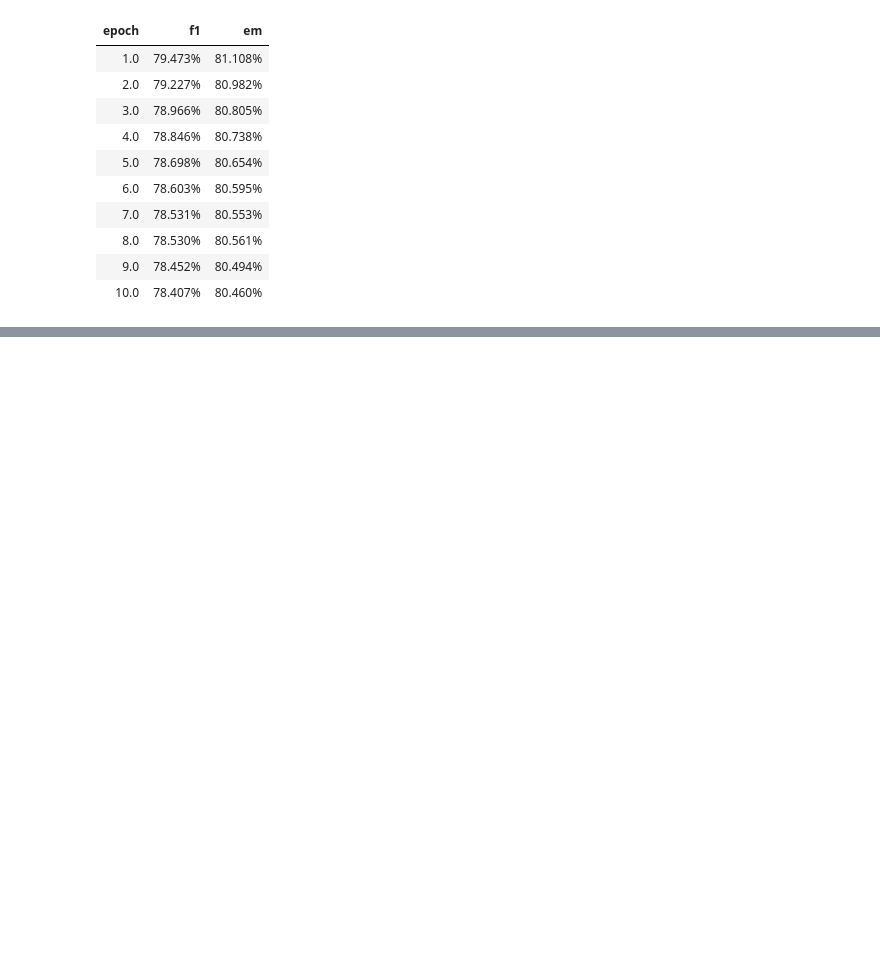
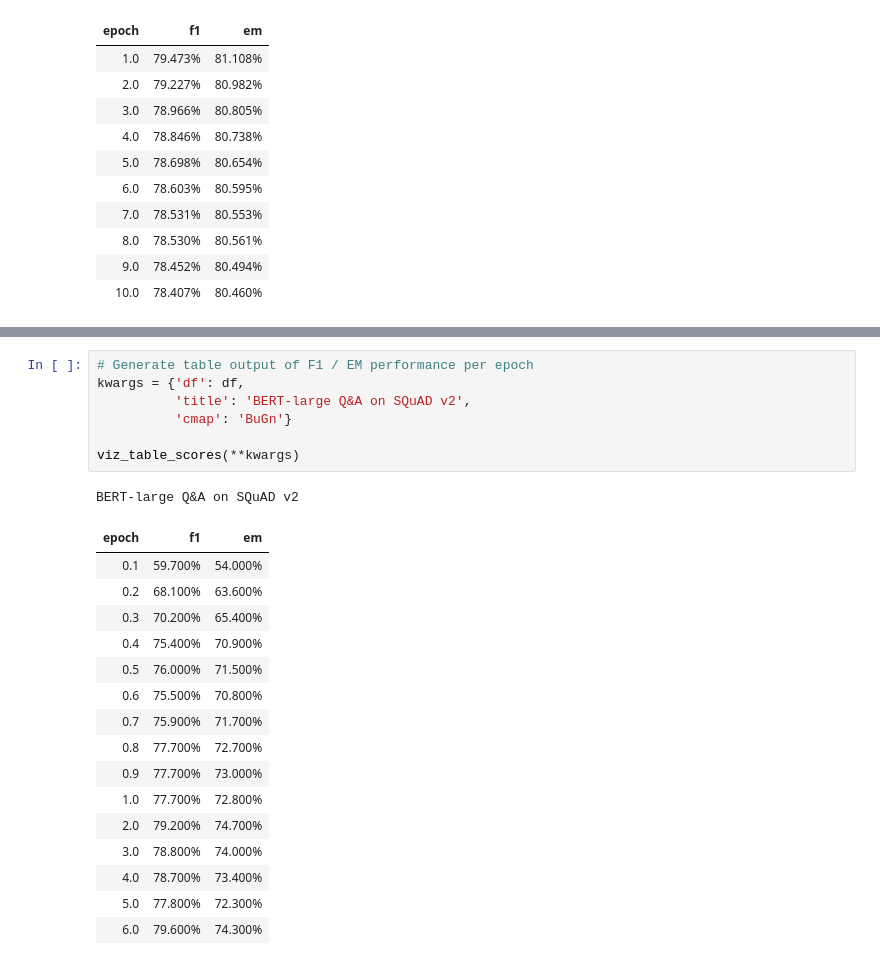
Before and after one commit to cbenge509/BERTVision, a Jupyter notebook: notebooks/Performance Reporting.ipynb, the cells around one changed output, grey strips where cells are left out. Cells and saved outputs as stored; diff of their text form; blank space fills up the shorter version.

```diff
--- a/notebooks/Performance Reporting.ipynb
+++ b/notebooks/Performance Reporting.ipynb
@@ -884,0 +938,25 @@ viz_bert_performance(**kwargs)
+# %%
+# Generate table output of F1 / EM performance per epoch
+kwargs = {'df': df,
+          'title': 'BERT-large Q&A on SQuAD v2',
+          'cmap': 'BuGn'}
+
+viz_table_scores(**kwargs)
+# %% [output]
+BERT-large Q&A on SQuAD v2
+| epoch | f1 | em |
+| 0.1 | 59.700% | 54.000% |
+| 0.2 | 68.100% | 63.600% |
+| 0.3 | 70.200% | 65.400% |
+| 0.4 | 75.400% | 70.900% |
+| 0.5 | 76.000% | 71.500% |
+| 0.6 | 75.500% | 70.800% |
+| 0.7 | 75.900% | 71.700% |
+| 0.8 | 77.700% | 72.700% |
+| 0.9 | 77.700% | 73.000% |
+| 1.0 | 77.700% | 72.800% |
+| 2.0 | 79.200% | 74.700% |
+| 3.0 | 78.800% | 74.000% |
+| 4.0 | 78.700% | 73.400% |
+| 5.0 | 77.800% | 72.300% |
+| 6.0 | 79.600% | 74.300% |
```
Also changed, not shown: parts of 5 cells of this notebook, 19 other files.
